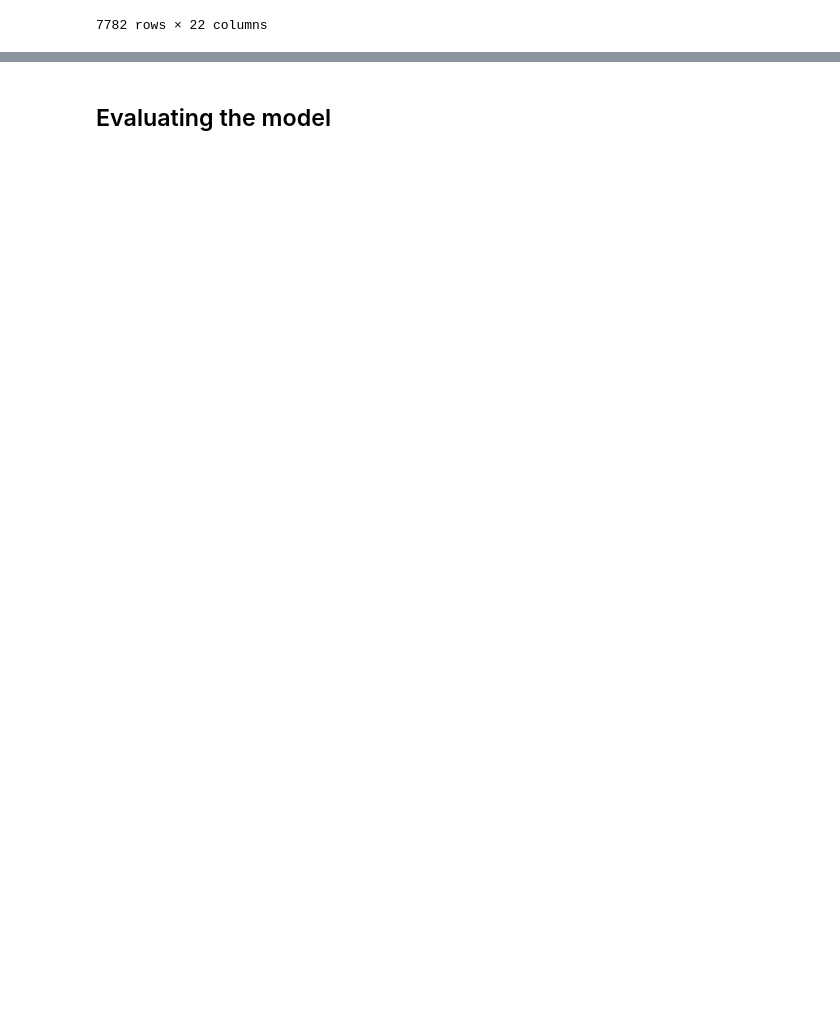
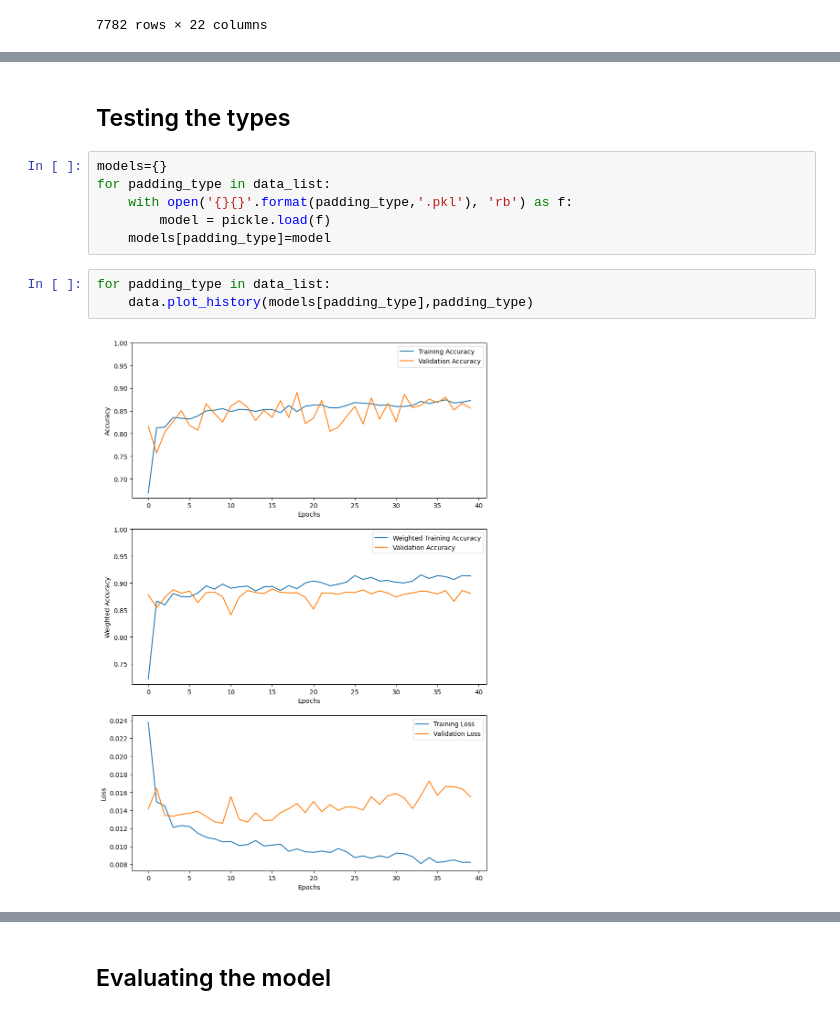
Before and after one commit to ruadhrimcdougall/DarkMatterML, a Jupyter notebook: CNN Analysis/02_padded_CNN.ipynb, the cells around one changed output, grey strips where cells are left out. Drawn from its saved outputs; the diff is of its cells as text; blank space fills up the shorter version.

Commit message:
Training with the different padding methods. Also wrote a function to plot the history

```diff
--- a/CNN Analysis/02_padded_CNN.ipynb
+++ b/CNN Analysis/02_padded_CNN.ipynb
@@ -417,0 +372,13 @@ Epoch 40/40
+# %% [markdown]
+## Testing the types
+# %%
+models={}
+for padding_type in data_list:
+    with open('{}{}'.format(padding_type,'.pkl'), 'rb') as f:
+        model = pickle.load(f)
+    models[padding_type]=model
+# %%
+for padding_type in data_list:
+    data.plot_history(models[padding_type],padding_type)
+# %% [output]
+[figure, added]
```
Also changed, not shown: parts of 12 cells of this notebook, 8 other files.
